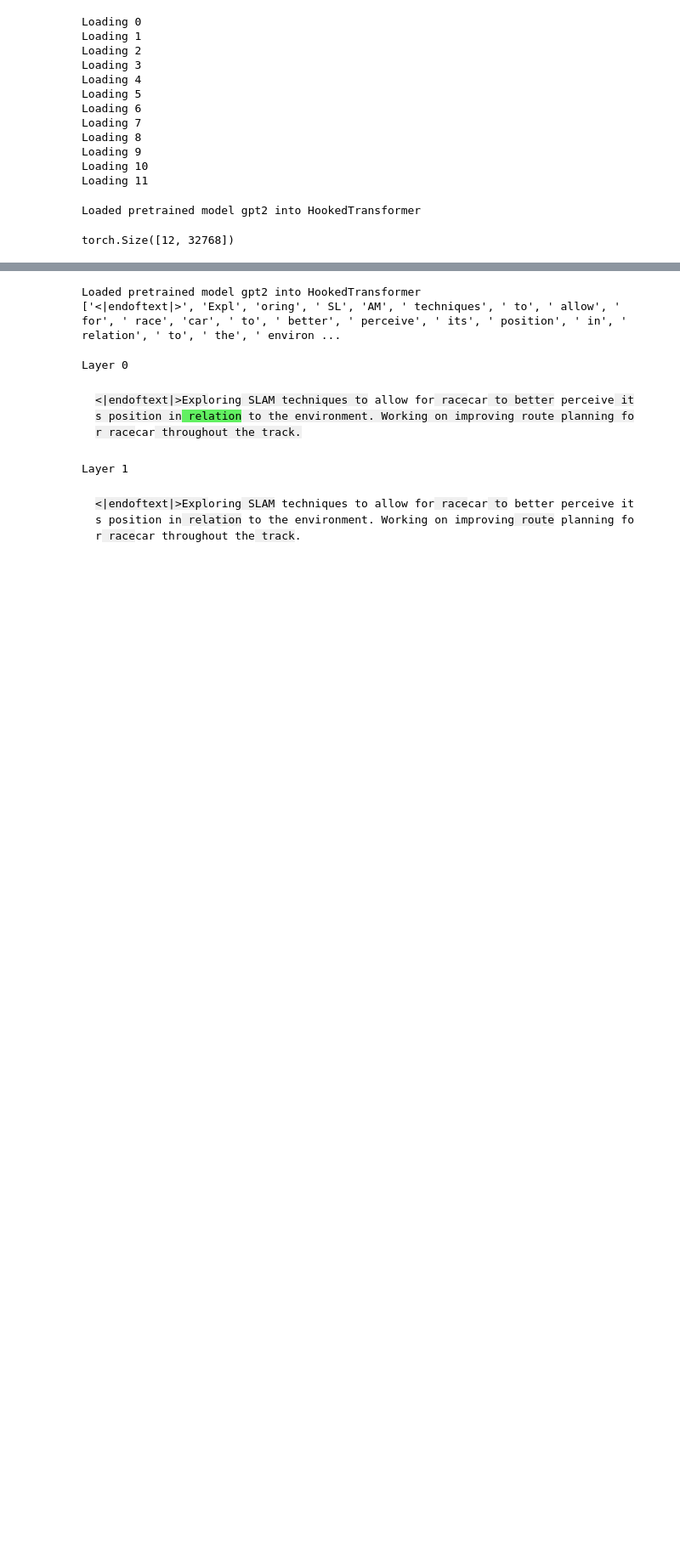
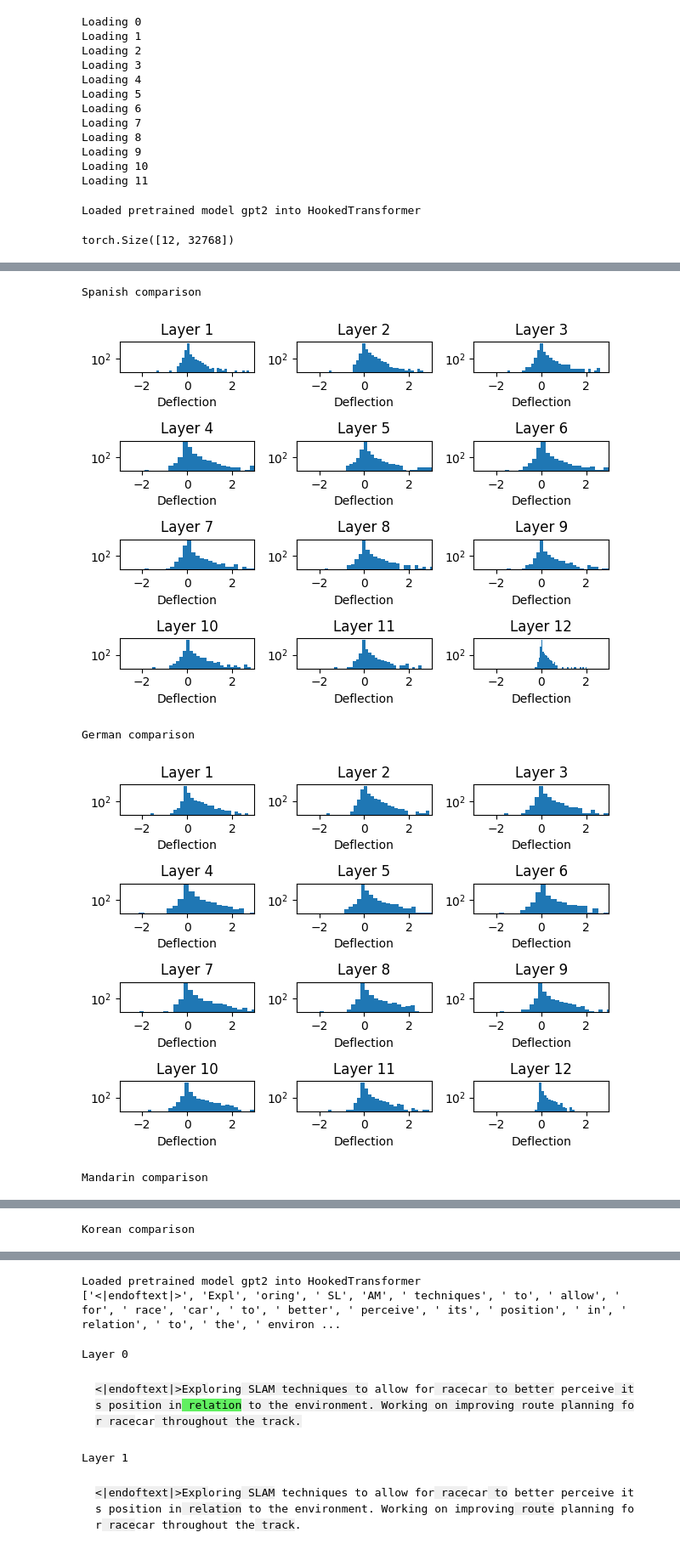
Before and after one commit to myfatemi04/cs-6501-nlp-project, a Jupyter notebook: sparse.ipynb, the cells around one changed output, grey strips where cells are left out. Shown: that part at 85% size. Drawn from its saved outputs; the diff is of its cells as text; code cells hidden in the pictures; blank space fills up the shorter version.

```diff
--- a/sparse.ipynb
+++ b/sparse.ipynb
@@ -231,0 +351,28 @@ def infer_languages():
+# %%
+def compare_layerwise_activations(control, compare, lower, upper):
+    defl = compare - control
+
+    for layer in range(12):
+        layer_defl = defl[layer]
+        plt.subplot(4, 3, layer + 1)
+        plt.title("Layer " + str(layer + 1))
+        plt.hist(layer_defl.cpu().numpy(), bins=40)
+        plt.yscale('log')
+        plt.xlabel("Deflection")
+        plt.xlim(lower, upper)
+    plt.tight_layout()
+    plt.show()
+# %%
+for other in ['spanish', 'german', 'mandarin', 'korean']:
+    print(other.title(), "comparison")
+    compare_layerwise_activations(
+        lang_means['english'],
+        lang_means[other],
+        -3, 3
+    )
+# %% [output]
+Spanish comparison
+[figure, added]
+German comparison
+[figure, added]
+Mandarin comparison
@@ -231,0 +380 @@ def infer_languages():
+Korean comparison
```
Also changed, not shown: parts of 13 cells of this notebook.
